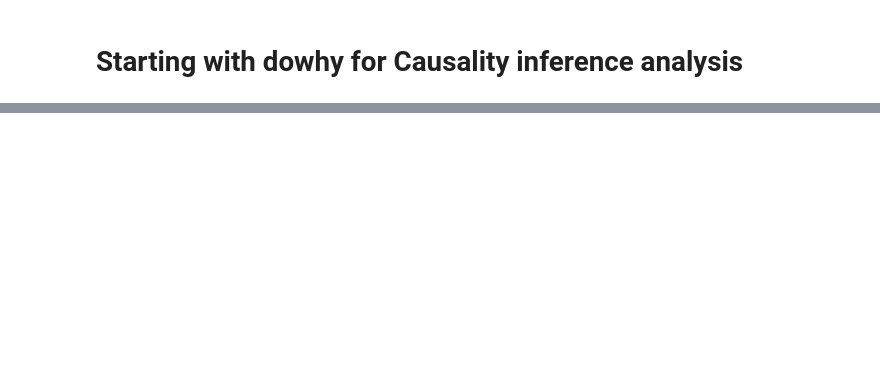
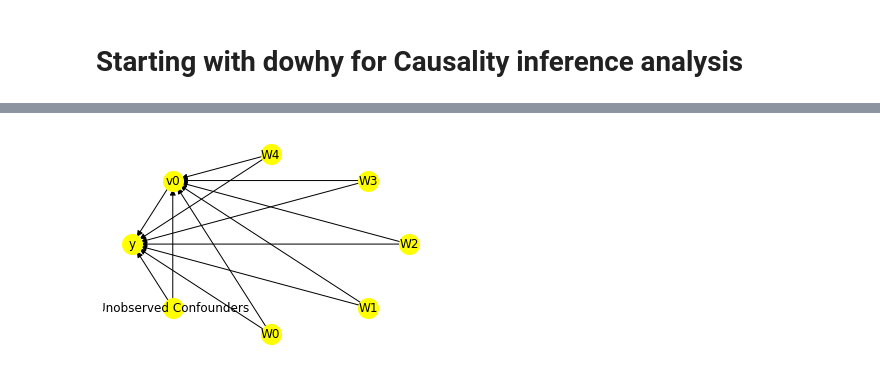
Before and after one commit to Casualty-Challenge/Breast_Cancer_Causality_Inference, a Jupyter notebook: notebooks/causalInference.ipynb, the cells around one changed output, grey strips where cells are left out. Saved outputs shown, nothing was run; the diff lists cells and outputs as text; code cells hidden in the pictures; blank space fills up the shorter version.

```diff
--- a/notebooks/causalInference.ipynb
+++ b/notebooks/causalInference.ipynb
@@ -2,0 +54,4 @@
+# %%
+model.view_model(layout = "dot")
+# %% [output]
+[figure, added]
```
Also changed, not shown: parts of 32 cells of this notebook, 1 other file.
